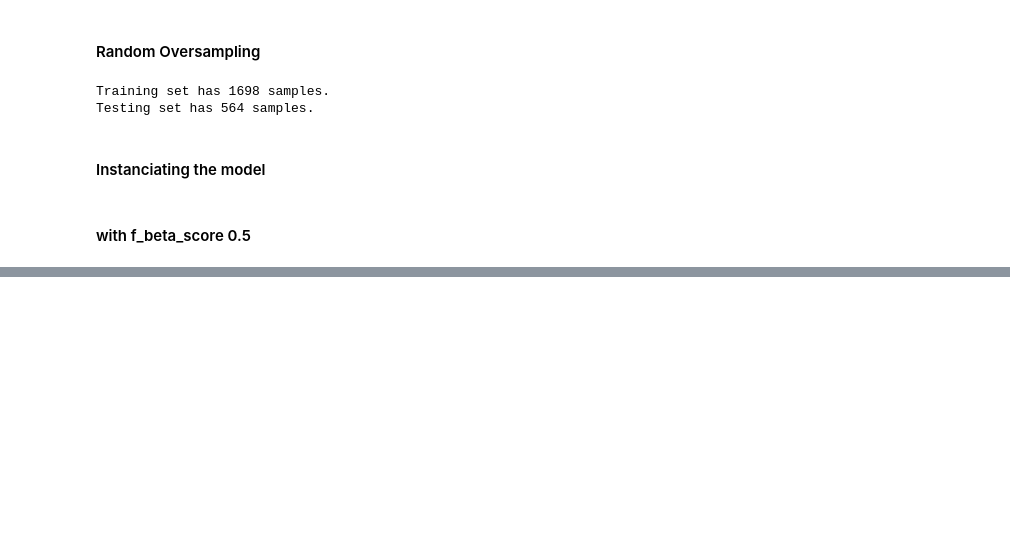
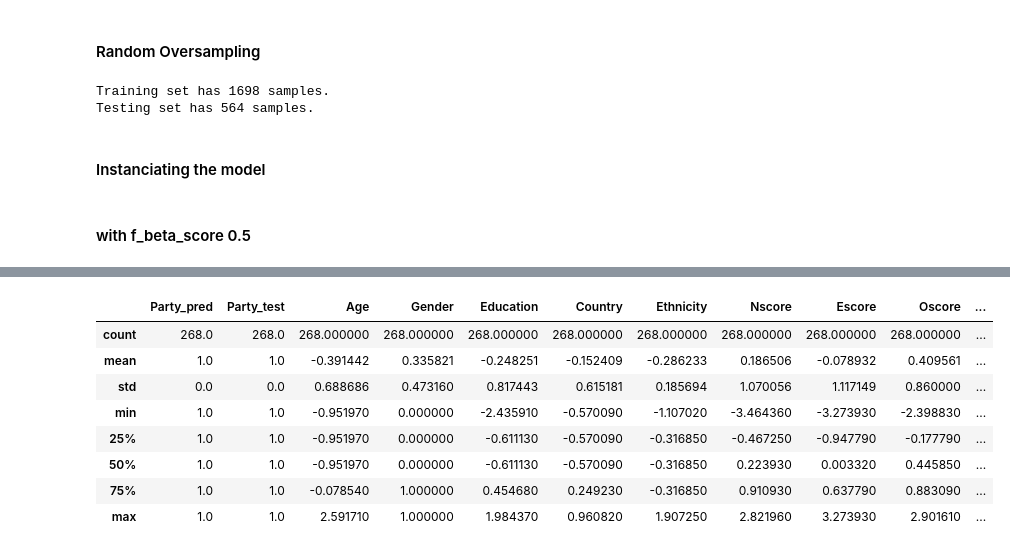
Before and after one commit to SebastianRoetten/Personality_vs_drug_use, a Jupyter notebook: SVC.ipynb, the cells around one changed output, grey strips where cells are left out. Saved outputs shown, nothing was run; the diff lists cells and outputs as text; code cells hidden in the pictures; blank space fills up the shorter version.

```diff
--- a/SVC.ipynb
+++ b/SVC.ipynb
@@ -112,0 +148,14 @@ array([0, 1, 1, ..., 0, 0, 0])
+# %%
+fp = X_test.query("Party_pred == 1 & Party_test == 0")
+tp = X_test.query("Party_pred == 1 & Party_test == 1")
+tp.describe()
+# %% [output]
+|  | Party_pred | Party_test | Age | Gender | Education | Country | Ethnicity | Nscore | Escore | Oscore | ... |
+| count | 268.0 | 268.0 | 268.000000 | 268.000000 | 268.000000 | 268.000000 | 268.000000 | 268.000000 | 268.000000 | 268.000000 | ... |
+| mean | 1.0 | 1.0 | -0.391442 | 0.335821 | -0.248251 | -0.152409 | -0.286233 | 0.186506 | -0.078932 | 0.409561 | ... |
+| std | 0.0 | 0.0 | 0.688686 | 0.473160 | 0.817443 | 0.615181 | 0.185694 | 1.070056 | 1.117149 | 0.860000 | ... |
+| min | 1.0 | 1.0 | -0.951970 | 0.000000 | -2.435910 | -0.570090 | -1.107020 | -3.464360 | -3.273930 | -2.398830 | ... |
+| 25% | 1.0 | 1.0 | -0.951970 | 0.000000 | -0.611130 | -0.570090 | -0.316850 | -0.467250 | -0.947790 | -0.177790 | ... |
+| 50% | 1.0 | 1.0 | -0.951970 | 0.000000 | -0.611130 | -0.570090 | -0.316850 | 0.223930 | 0.003320 | 0.445850 | ... |
+| 75% | 1.0 | 1.0 | -0.078540 | 1.000000 | 0.454680 | 0.249230 | -0.316850 | 0.910930 | 0.637790 | 0.883090 | ... |
+| max | 1.0 | 1.0 | 2.591710 | 1.000000 | 1.984370 | 0.960820 | 1.907250 | 2.821960 | 3.273930 | 2.901610 | ... |
```
Also changed, not shown: parts of 10 cells of this notebook.
